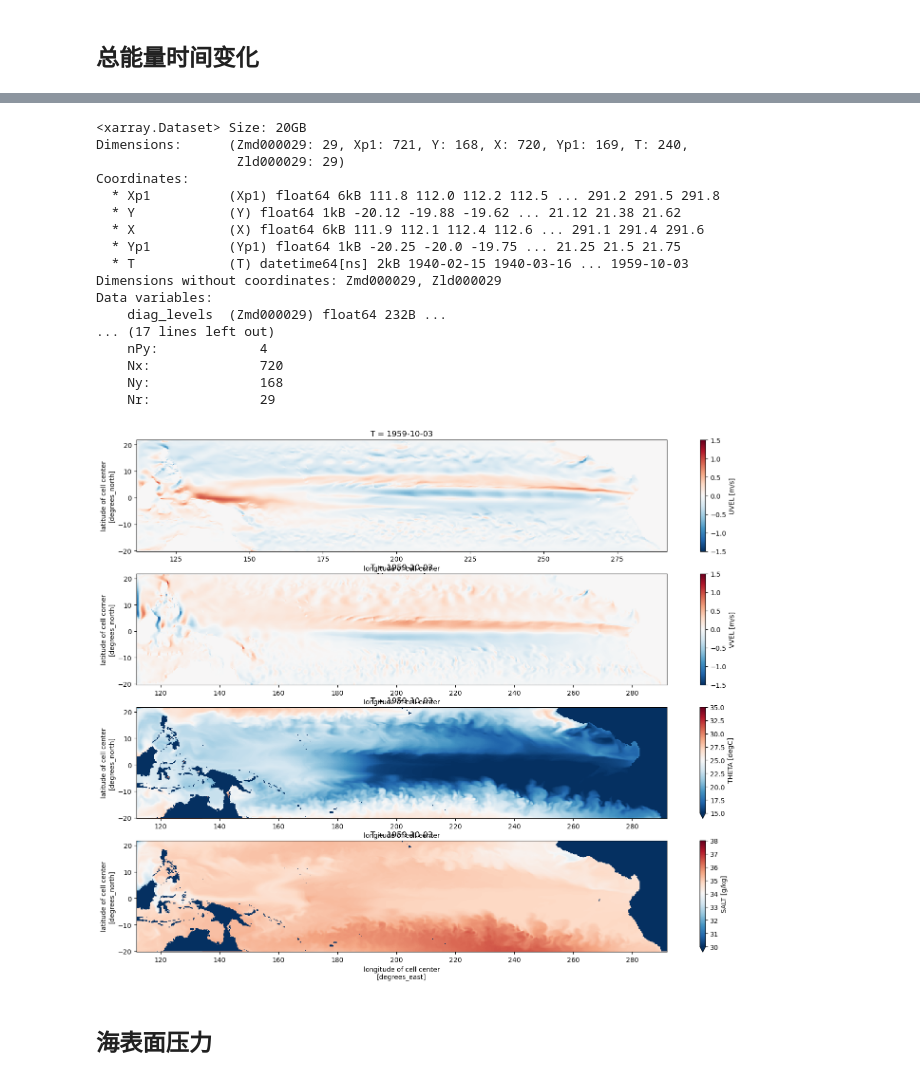
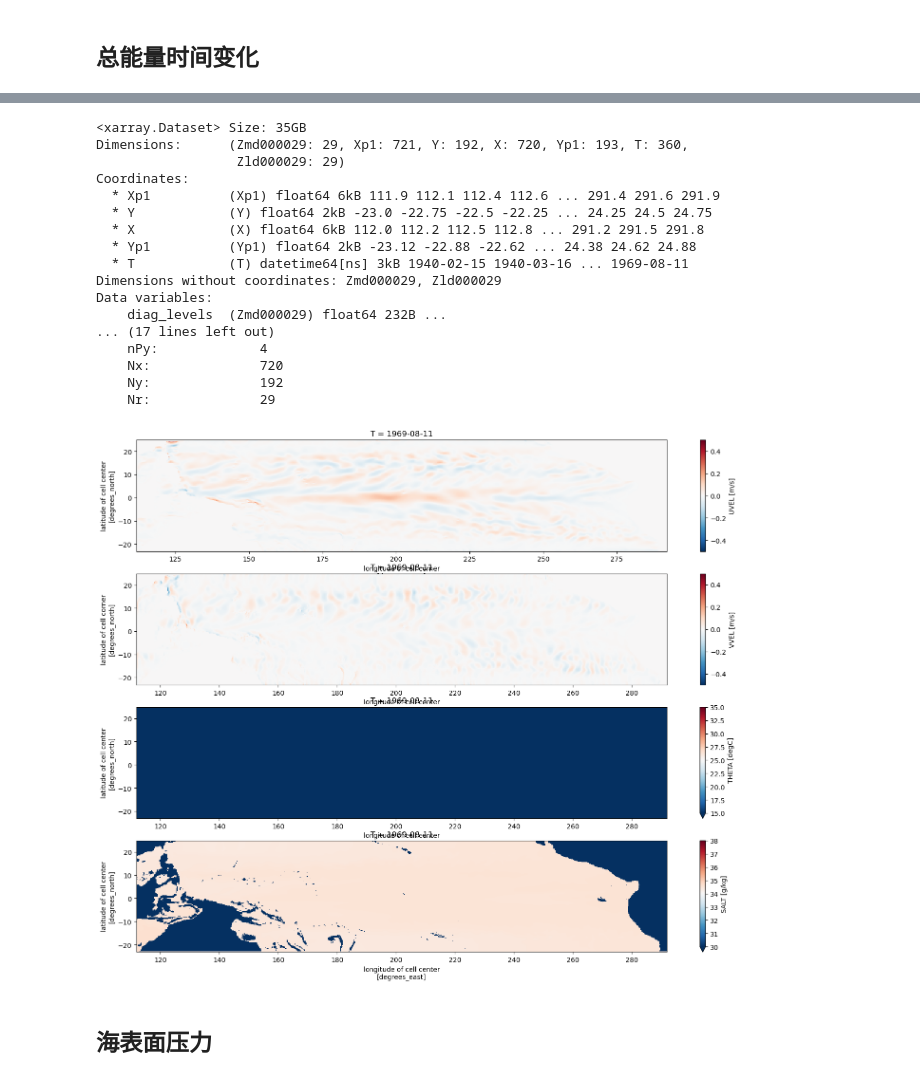
Before and after one commit to FattyZH/eqp-dlfv-mitgcm-era5, a Jupyter notebook: script/analysis.ipynb, the cells around one changed output, grey strips where cells are left out. Cells and saved outputs as stored; diff of their text form; code cells hidden in the pictures.

```diff
--- a/script/analysis.ipynb
+++ b/script/analysis.ipynb
@@ -25,41 +3,42 @@ Found in directory: ../run/mnc_exp_0080
 # %%
 import MITgcmutils as mutils
 import numpy as np
 import xarray as xr
 import matplotlib.pyplot as plt
-a = xr.open_dataset('../run/dync.nc')
+a = xr.open_dataset('../output/dync.nc')
 display(a)
 # id = a.indexes['T'].get_loc('1940-03-01 00:00:00')
 id = -1
+lev = 15
 plt.figure(figsize=(18,14))
 plt.subplot(4,1,1)
-a['UVEL'][id,0].plot(cmap='RdBu_r',vmin=-1.5, vmax=1.5)
+a['UVEL'][id,lev].plot(cmap='RdBu_r',vmin=-0.5, vmax=0.5)
 plt.subplot(4,1,2)
-a['VVEL'][id,0].plot(cmap='RdBu_r',vmin=-1.5, vmax=1.5)
+a['VVEL'][id,lev].plot(cmap='RdBu_r',vmin=-0.5, vmax=0.5)
 plt.subplot(4,1,3)
-a['THETA'][id,0].plot(cmap='RdBu_r',vmin=15, vmax=35)
+a['THETA'][id,lev].plot(cmap='RdBu_r',vmin=15, vmax=35)
 plt.subplot(4,1,4)
-a['SALT'][id,0].plot(cmap='RdBu_r',vmin=30, vmax=38)
+a['SALT'][id,lev].plot(cmap='RdBu_r',vmin=30, vmax=38)
 plt.show()
 # %% [output]
-<xarray.Dataset> Size: 20GB
-Dimensions:      (Zmd000029: 29, Xp1: 721, Y: 168, X: 720, Yp1: 169, T: 240,
+<xarray.Dataset> Size: 35GB
+Dimensions:      (Zmd000029: 29, Xp1: 721, Y: 192, X: 720, Yp1: 193, T: 360,
                   Zld000029: 29)
 Coordinates:
-  * Xp1          (Xp1) float64 6kB 111.8 112.0 112.2 112.5 ... 291.2 291.5 291.8
-  * Y            (Y) float64 1kB -20.12 -19.88 -19.62 ... 21.12 21.38 21.62
-  * X            (X) float64 6kB 111.9 112.1 112.4 112.6 ... 291.1 291.4 291.6
-  * Yp1          (Yp1) float64 1kB -20.25 -20.0 -19.75 ... 21.25 21.5 21.75
-  * T            (T) datetime64[ns] 2kB 1940-02-15 1940-03-16 ... 1959-10-03
+  * Xp1          (Xp1) float64 6kB 111.9 112.1 112.4 112.6 ... 291.4 291.6 291.9
+  * Y            (Y) float64 2kB -23.0 -22.75 -22.5 -22.25 ... 24.25 24.5 24.75
+  * X            (X) float64 6kB 112.0 112.2 112.5 112.8 ... 291.2 291.5 291.8
+  * Yp1          (Yp1) float64 2kB -23.12 -22.88 -22.62 ... 24.38 24.62 24.88
+  * T            (T) datetime64[ns] 3kB 1940-02-15 1940-03-16 ... 1969-08-11
 Dimensions without coordinates: Zmd000029, Zld000029
 Data variables:
     diag_levels  (Zmd000029) float64 232B ...
 ... (17 lines left out)
     nPy:             4
     Nx:              720
-    Ny:              168
+    Ny:              192
     Nr:              29
-[figure, old version]
+[figure, new version]
 # %% [markdown]
 ## 海表面压力
 # %%
```
Also changed, not shown: parts of 1 cell of this notebook, 5 other files.
